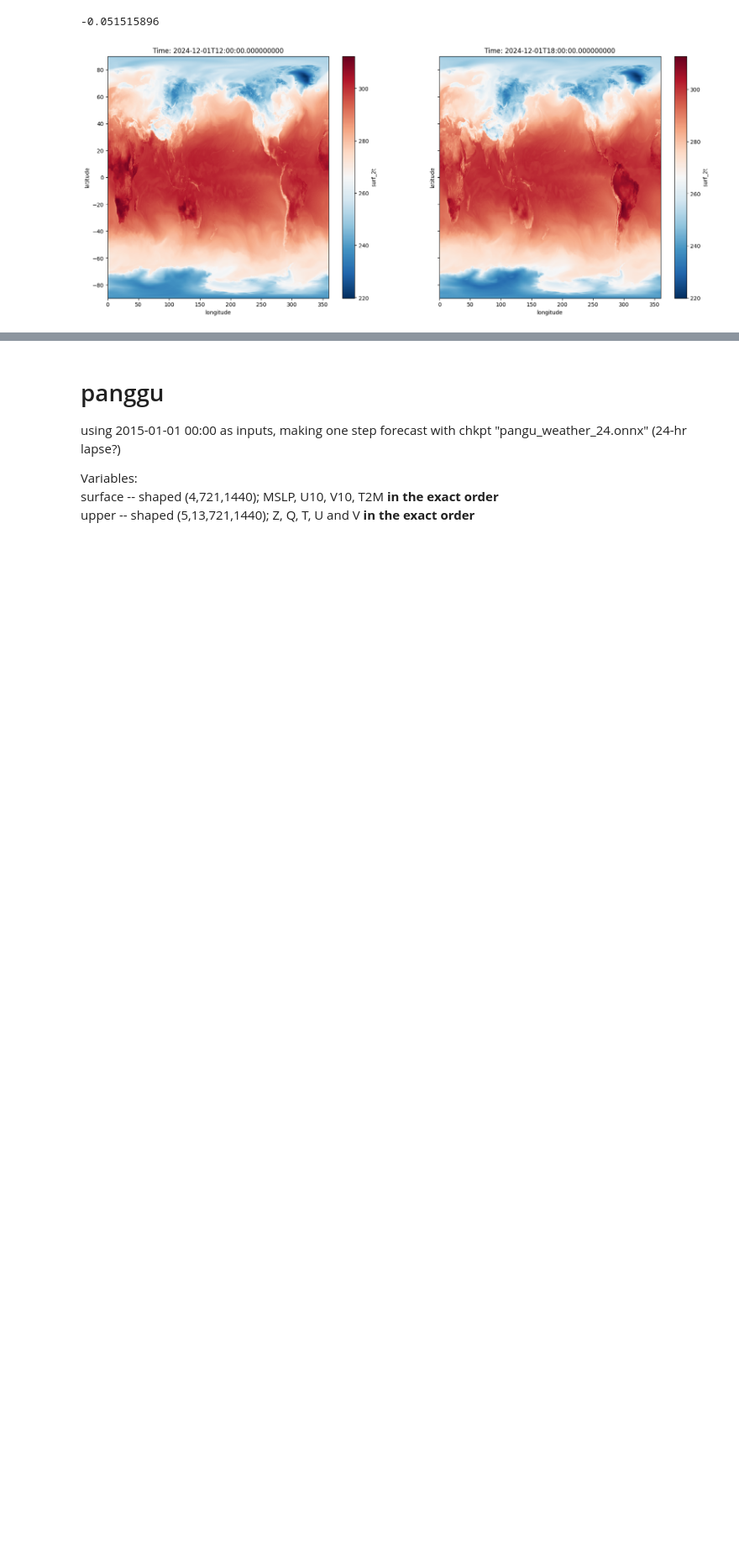
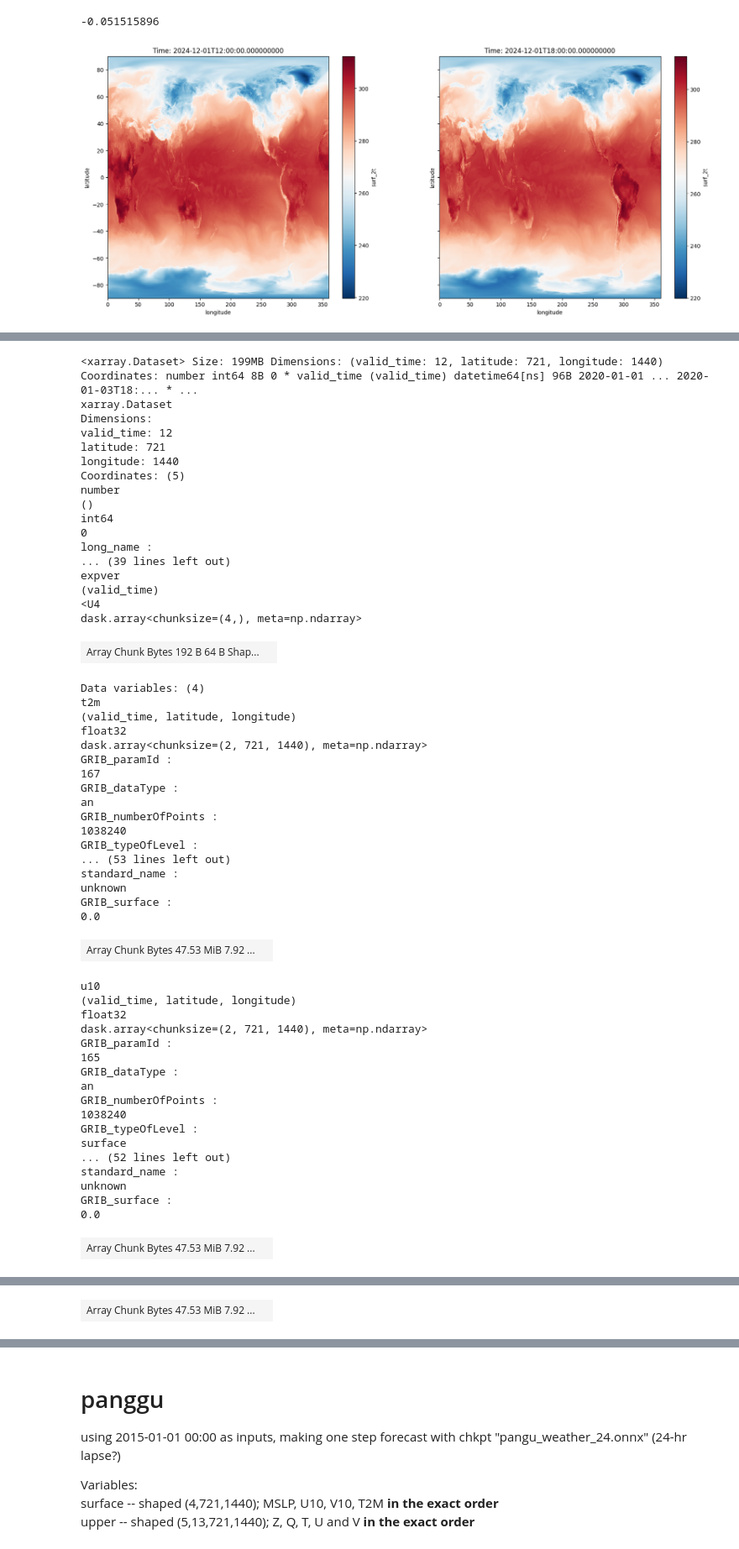
Before and after one commit to nasa-nccs-hpda/qefm-core, a Jupyter notebook: notebooks/ck_output_v1.ipynb, the cells around one changed output, grey strips where cells are left out. Shown at 84% size. Cells and saved outputs as stored; diff of their text form; code cells hidden in the pictures; blank space fills up the shorter version.

```diff
--- a/notebooks/ck_output_v1.ipynb
+++ b/notebooks/ck_output_v1.ipynb
@@ -116,0 +176,58 @@ for i, ax in enumerate(axes):
+# %%
+dset_true = xr.open_mfdataset(files)
+dset_true
+# %% [output]
+<xarray.Dataset> Size: 199MB Dimensions: (valid_time: 12, latitude: 721, longitude: 1440) Coordinates: number int64 8B 0 * valid_time (valid_time) datetime64[ns] 96B 2020-01-01 ... 2020-01-03T18:... * ...
+xarray.Dataset
+Dimensions:
+valid_time: 12
+latitude: 721
+longitude: 1440
+Coordinates: (5)
+number
+()
+int64
+0
+long_name :
+... (39 lines left out)
+expver
+(valid_time)
+<U4
+dask.array<chunksize=(4,), meta=np.ndarray>
+| Array Chunk Bytes 192 B 64 B Shap... |  |
+Data variables: (4)
+t2m
+(valid_time, latitude, longitude)
+float32
+dask.array<chunksize=(2, 721, 1440), meta=np.ndarray>
+GRIB_paramId :
+167
+GRIB_dataType :
+an
+GRIB_numberOfPoints :
+1038240
+GRIB_typeOfLevel :
+... (53 lines left out)
+standard_name :
+unknown
+GRIB_surface :
+0.0
+| Array Chunk Bytes 47.53 MiB 7.92 ... |  |
+u10
+(valid_time, latitude, longitude)
+float32
+dask.array<chunksize=(2, 721, 1440), meta=np.ndarray>
+GRIB_paramId :
+165
+GRIB_dataType :
+an
+GRIB_numberOfPoints :
+1038240
+GRIB_typeOfLevel :
+surface
+... (52 lines left out)
+standard_name :
+unknown
+GRIB_surface :
+0.0
+| Array Chunk Bytes 47.53 MiB 7.92 ... |  |
@@ -116,0 +251 @@ for i, ax in enumerate(axes):
+| Array Chunk Bytes 47.53 MiB 7.92 ... |  |
```
Also changed, not shown: parts of 8 cells of this notebook, 3 other files.
